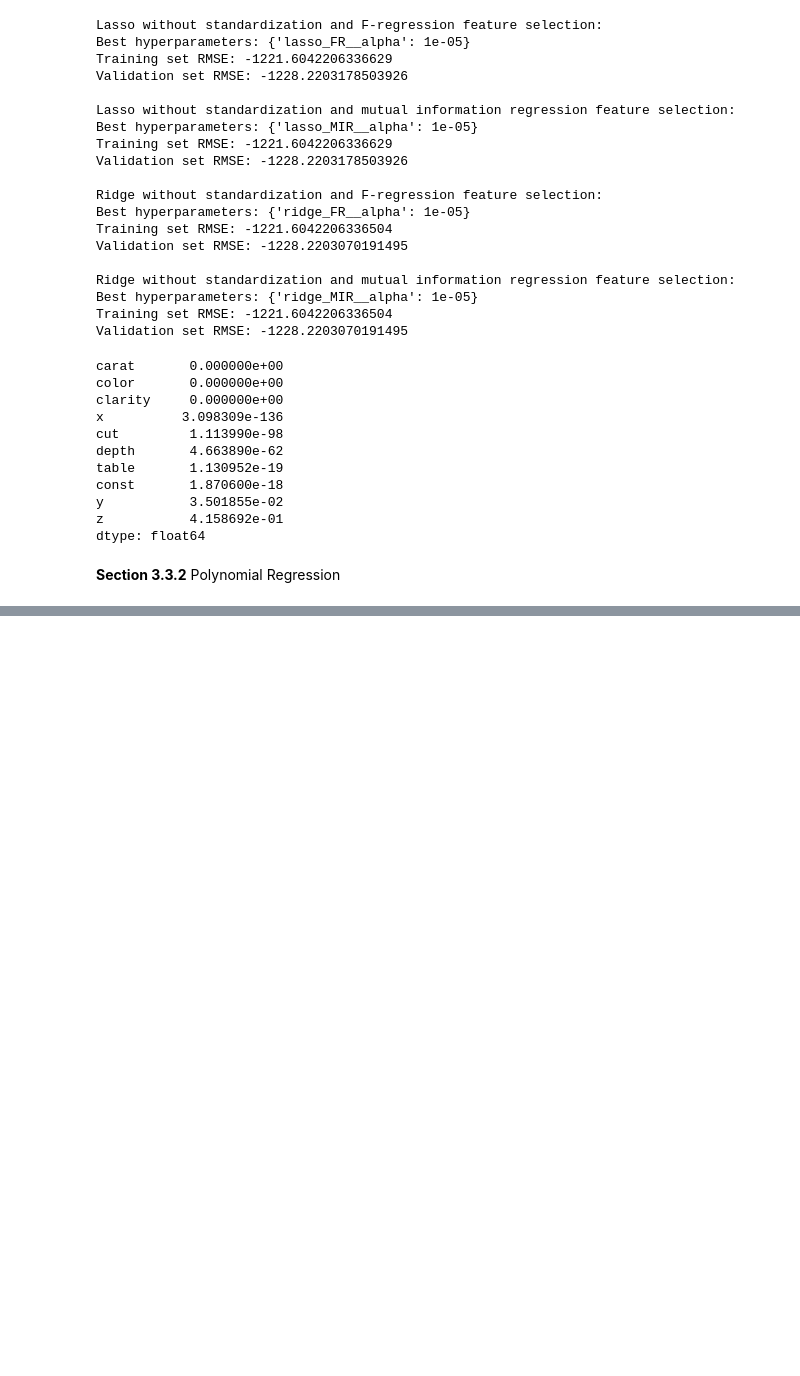
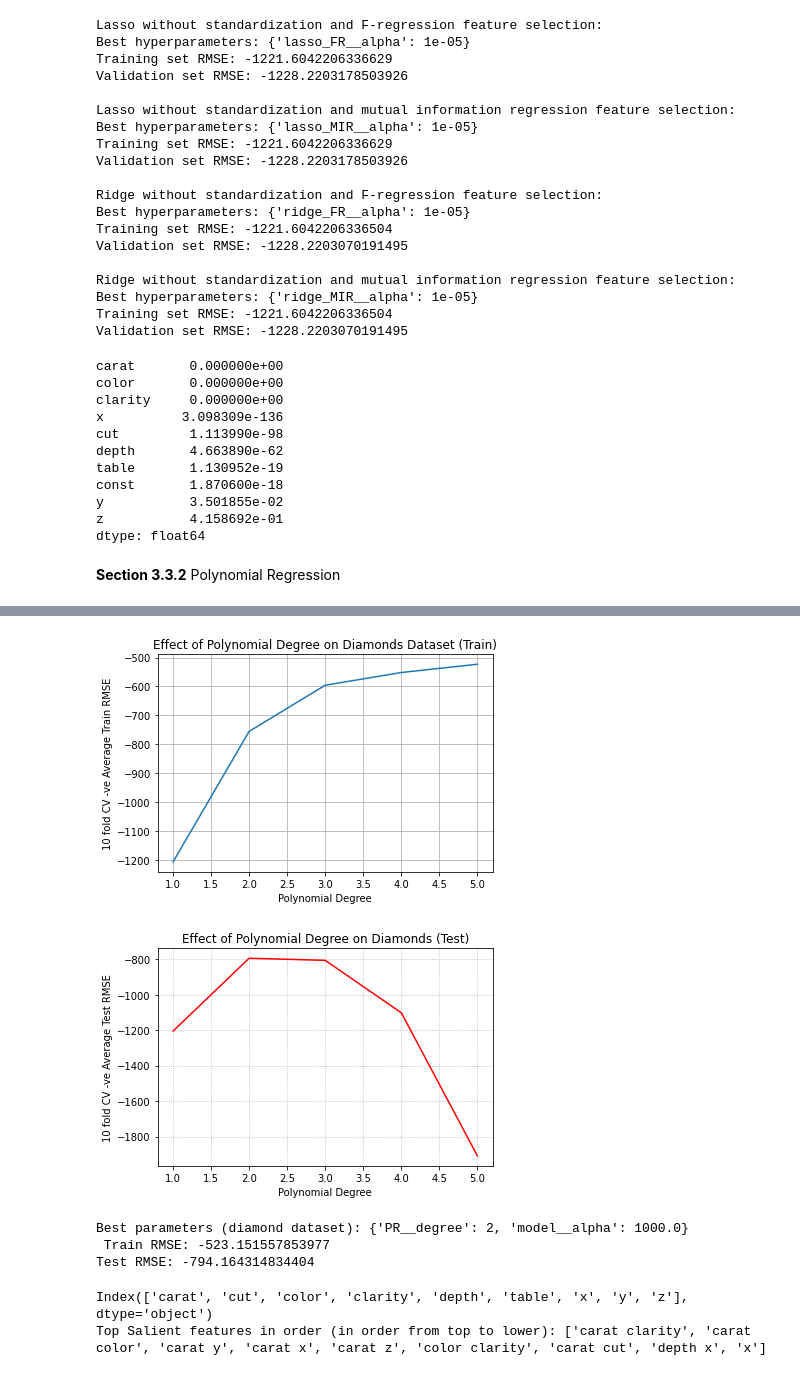
Before and after one commit to diplav09/Regression-Analysis, a Jupyter notebook: LSDM Project 4 Diamonds 1-5.ipynb, the cells around one changed output, grey strips where cells are left out. Drawn from its saved outputs; the diff is of its cells as text; code cells hidden in the pictures; blank space fills up the shorter version.

```diff
--- a/LSDM Project 4 Diamonds 1-5.ipynb
+++ b/LSDM Project 4 Diamonds 1-5.ipynb
@@ -611,3 +645,59 @@ Fitting 10 folds for each of 25 candidates, totalling 250 fits
+# %%
+dia_train_score = []
+dia_test_score = []
+dia_alpha = []
+
+poly_res = pd.DataFrame(grid_PR.cv_results_)[['mean_test_score','mean_train_score','param_PR__degree','param_model__alpha']]
+
+for i in degree_l:
+    dia_test_score.append((poly_res.loc[poly_res['param_PR__degree'] == i]).max().mean_test_score)
+    dia_train_score.append((poly_res.loc[poly_res['param_PR__degree'] == i]).max().mean_train_score)
+    dia_alpha.append(float(poly_res['param_model__alpha'][(poly_res.loc[poly_res['param_PR__degree'] == i])[['mean_test_score']].idxmax()].to_numpy()))
+
+plt.plot(degree_l,dia_train_score)
+plt.grid(linestyle='-')
+plt.xlabel('Polynomial Degree')
+plt.ylabel('10 fold CV -ve Average Train RMSE')
+plt.title('Effect of Polynomial Degree on Diamonds Dataset (Train)')
+plt.show()
+
+plt.plot(degree_l,dia_test_score,'r')
+plt.grid(linestyle=':')
+plt.xlabel('Polynomial Degree')
+plt.ylabel('10 fold CV -ve Average Test RMSE')
+plt.title('Effect of Polynomial Degree on Diamonds (Test)')
+plt.show()
+# %% [output]
+[figure, added]
+[figure, added]
+# %%
+poly_result = pd.DataFrame(grid_PR.cv_results_)[['mean_test_score','mean_train_score',
+                                                 'param_PR__degree','param_model__alpha']]
+print('Best parameters (diamond dataset): {} \n Train RMSE: {} \nTest RMSE: {}'.format(grid_PR.best_params_,
+                                                                                       max(poly_result.mean_train_score),
+                                                                                       grid_PR.best_score_))
+# %% [output]
+Best parameters (diamond dataset): {'PR__degree': 2, 'model__alpha': 1000.0}
+ Train RMSE: -523.151557853977
+Test RMSE: -794.164314834404
+# %%
+k_opt = X.shape[1]
+
+skbest = SelectKBest(score_func=f_regression, k=k_opt)
+skbest_fit = skbest.fit_transform(X_train, y_train)
+
+column_names = X.columns[skbest.get_support()]
+b_params = grid_PR.best_estimator_.get_params()
+b_coefs = b_params['model'].coef_
+b_feature_name = list(column_names)
+b_names = b_params['PR'].get_feature_names_out(b_feature_name)
+
+b_sorted_indice = np.argsort(-abs(b_coefs))
+salient_features =[b_names[i] for i in b_sorted_indice[:k_opt]]
+print ('Top Salient features in order (in order from top to lower):', salient_features)
+# %% [output]
+Index(['carat', 'cut', 'color', 'clarity', 'depth', 'table', 'x', 'y', 'z'], dtype='object')
+Top Salient features in order (in order from top to lower): ['carat clarity', 'carat color', 'carat y', 'carat x', 'carat z', 'color clarity', 'carat cut', 'depth x', 'x']
 # %%
 !git config --global user.email "menezesrachel31@gmail.com"
 !git config --global user.name "Rachel Menezes"
```
Also changed, not shown: parts of 5 cells of this notebook.
